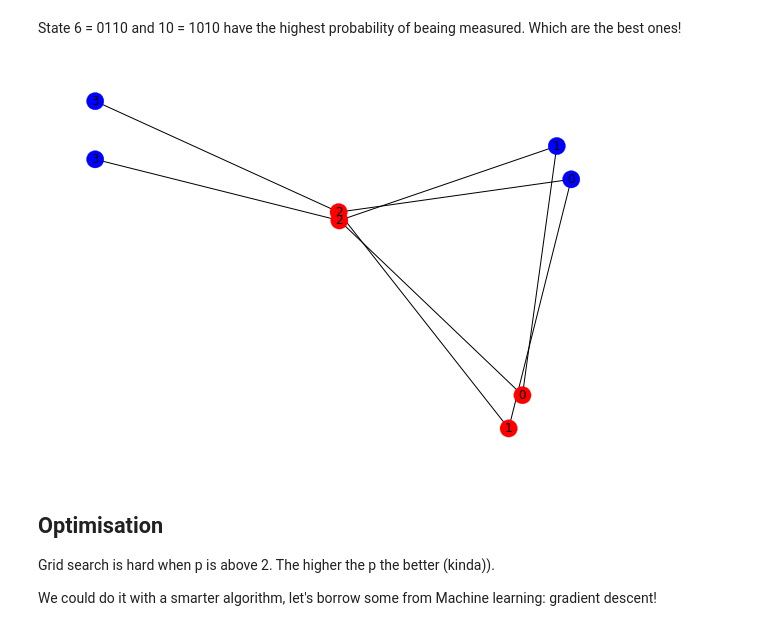
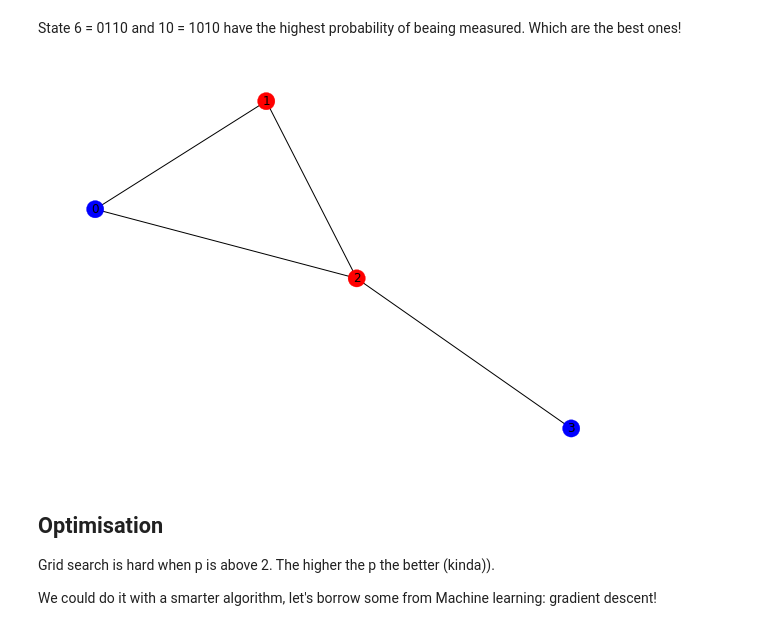
Before and after one commit to aqp-mc2-chalmers/Intro-to-QAOA, a Jupyter notebook: intro to QAOA.ipynb, the cells around one changed output. Drawn from its saved outputs; the diff is of its cells as text; code cells hidden in the pictures.

```diff
--- a/intro to QAOA.ipynb
+++ b/intro to QAOA.ipynb
@@ -236,13 +238,13 @@ State 6 = 0110 and 10 = 1010 have the highest probability of beaing measured. Wh
 # %%
 color_map_6 = ['red', 'blue', 'red', 'blue']
 color_map_10 = ['blue', 'red', 'red', 'blue']
 
-nx.draw(graph, node_color=color_map_6, with_labels=True)
+#nx.draw(graph, node_color=color_map_6, with_labels=True)
 nx.draw(graph, node_color=color_map_10, with_labels=True)
 
 # They are mirrored!
 # %% [output]
-[figure, old version]
+[figure, new version]
 # %% [markdown]
 ## Optimisation
 Grid search is hard when p is above 2. The higher the p the better (kinda)).
```
Also changed, not shown: parts of 6 cells of this notebook.
